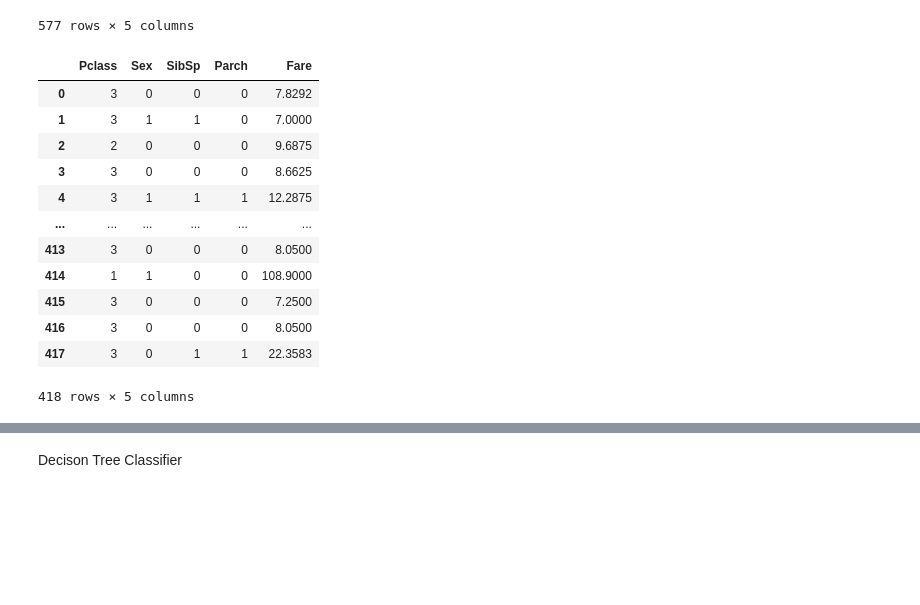
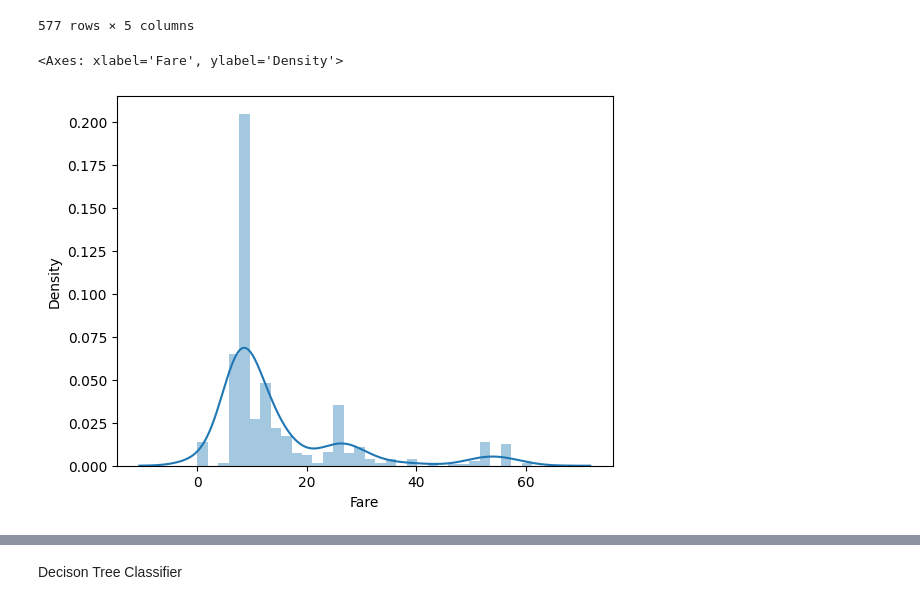
Before and after one commit to andrevargas22/Desafio_Casas_Bahia, a Jupyter notebook: notebooks/titanic-machine-learning.ipynb, the cells around one changed output, grey strips where cells are left out. Cells and saved outputs as stored; diff of their text form; code cells hidden in the pictures; blank space fills up the shorter version.

```diff
--- a/notebooks/titanic-machine-learning.ipynb
+++ b/notebooks/titanic-machine-learning.ipynb
@@ -442,19 +465,9 @@ X
 | 575 | 1 | 0 | 0 | 0 | 30.0000 |
 | 576 | 3 | 0 | 0 | 0 | 7.7500 |
 577 rows × 5 columns
-# %%
-X_test
-# %% [output]
-|  | Pclass | Sex | SibSp | Parch | Fare |
-| 0 | 3 | 0 | 0 | 0 | 7.8292 |
-| 1 | 3 | 1 | 1 | 0 | 7.0000 |
-| 2 | 2 | 0 | 0 | 0 | 9.6875 |
-| 3 | 3 | 0 | 0 | 0 | 8.6625 |
-| 4 | 3 | 1 | 1 | 1 | 12.2875 |
-| ... | ... | ... | ... | ... | ... |
-| 413 | 3 | 0 | 0 | 0 | 8.0500 |
-| 414 | 1 | 1 | 0 | 0 | 108.9000 |
-| 415 | 3 | 0 | 0 | 0 | 7.2500 |
-| 416 | 3 | 0 | 0 | 0 | 8.0500 |
-| 417 | 3 | 0 | 1 | 1 | 22.3583 |
-418 rows × 5 columns
+# %%
+# Fare distribution
+sns.distplot(X['Fare'], kde=True)
+# %% [output]
+<Axes: xlabel='Fare', ylabel='Density'>
+[figure, added]
```
Also changed, not shown: parts of 4 cells of this notebook, 2 other files.
